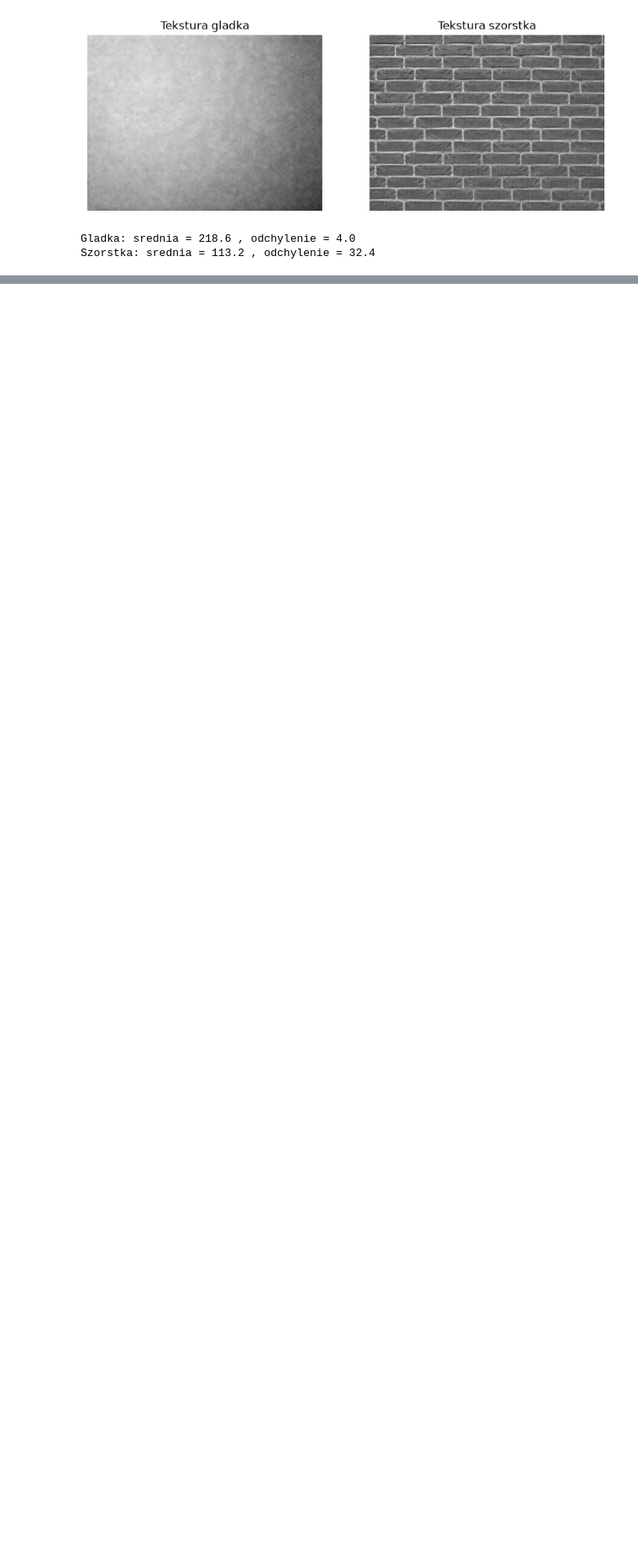
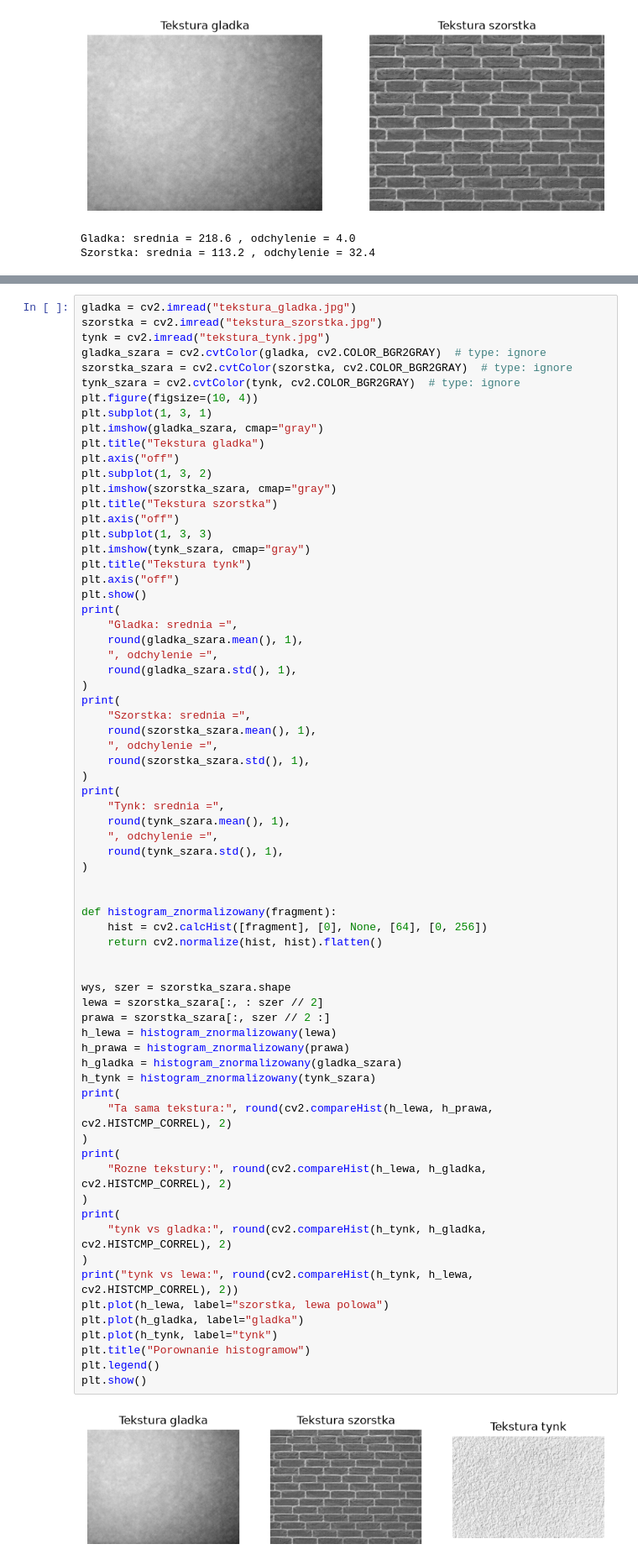
Before and after one commit to DScraftPL/machineVision, a Jupyter notebook: lab05_vision.ipynb, the cells around one changed output, grey strips where cells are left out. Shown at 84% size. Drawn from its saved outputs; the diff is of its cells as text; blank space fills up the shorter version.

```diff
--- a/lab05_vision.ipynb
+++ b/lab05_vision.ipynb
@@ -154,0 +412,71 @@ Rozne tekstury: -0.14
+# %%
+gladka = cv2.imread("tekstura_gladka.jpg")
+szorstka = cv2.imread("tekstura_szorstka.jpg")
+tynk = cv2.imread("tekstura_tynk.jpg")
+gladka_szara = cv2.cvtColor(gladka, cv2.COLOR_BGR2GRAY)  # type: ignore
+szorstka_szara = cv2.cvtColor(szorstka, cv2.COLOR_BGR2GRAY)  # type: ignore
+tynk_szara = cv2.cvtColor(tynk, cv2.COLOR_BGR2GRAY)  # type: ignore
+plt.figure(figsize=(10, 4))
+plt.subplot(1, 3, 1)
+plt.imshow(gladka_szara, cmap="gray")
+plt.title("Tekstura gladka")
+plt.axis("off")
+plt.subplot(1, 3, 2)
+plt.imshow(szorstka_szara, cmap="gray")
+plt.title("Tekstura szorstka")
+plt.axis("off")
+plt.subplot(1, 3, 3)
+plt.imshow(tynk_szara, cmap="gray")
+plt.title("Tekstura tynk")
+plt.axis("off")
+plt.show()
+print(
+    "Gladka: srednia =",
+    round(gladka_szara.mean(), 1),
+    ", odchylenie =",
+    round(gladka_szara.std(), 1),
+)
+print(
+    "Szorstka: srednia =",
+    round(szorstka_szara.mean(), 1),
+    ", odchylenie =",
+    round(szorstka_szara.std(), 1),
+)
+print(
+    "Tynk: srednia =",
+    round(tynk_szara.mean(), 1),
+    ", odchylenie =",
+    round(tynk_szara.std(), 1),
+)
+
+
+def histogram_znormalizowany(fragment):
+    hist = cv2.calcHist([fragment], [0], None, [64], [0, 256])
+    return cv2.normalize(hist, hist).flatten()
+
+
+wys, szer = szorstka_szara.shape
+lewa = szorstka_szara[:, : szer // 2]
+prawa = szorstka_szara[:, szer // 2 :]
+h_lewa = histogram_znormalizowany(lewa)
+h_prawa = histogram_znormalizowany(prawa)
+h_gladka = histogram_znormalizowany(gladka_szara)
+h_tynk = histogram_znormalizowany(tynk_szara)
+print(
+    "Ta sama tekstura:", round(cv2.compareHist(h_lewa, h_prawa, cv2.HISTCMP_CORREL), 2)
+)
+print(
+    "Rozne tekstury:", round(cv2.compareHist(h_lewa, h_gladka, cv2.HISTCMP_CORREL), 2)
+)
+print(
+    "tynk vs gladka:", round(cv2.compareHist(h_tynk, h_gladka, cv2.HISTCMP_CORREL), 2)
+)
+print("tynk vs lewa:", round(cv2.compareHist(h_tynk, h_lewa, cv2.HISTCMP_CORREL), 2))
+plt.plot(h_lewa, label="szorstka, lewa polowa")
+plt.plot(h_gladka, label="gladka")
+plt.plot(h_tynk, label="tynk")
+plt.title("Porownanie histogramow")
+plt.legend()
+plt.show()
+# %% [output]
+[figure, added]
```
Also changed, not shown: parts of 12 cells of this notebook, 1 other file.
